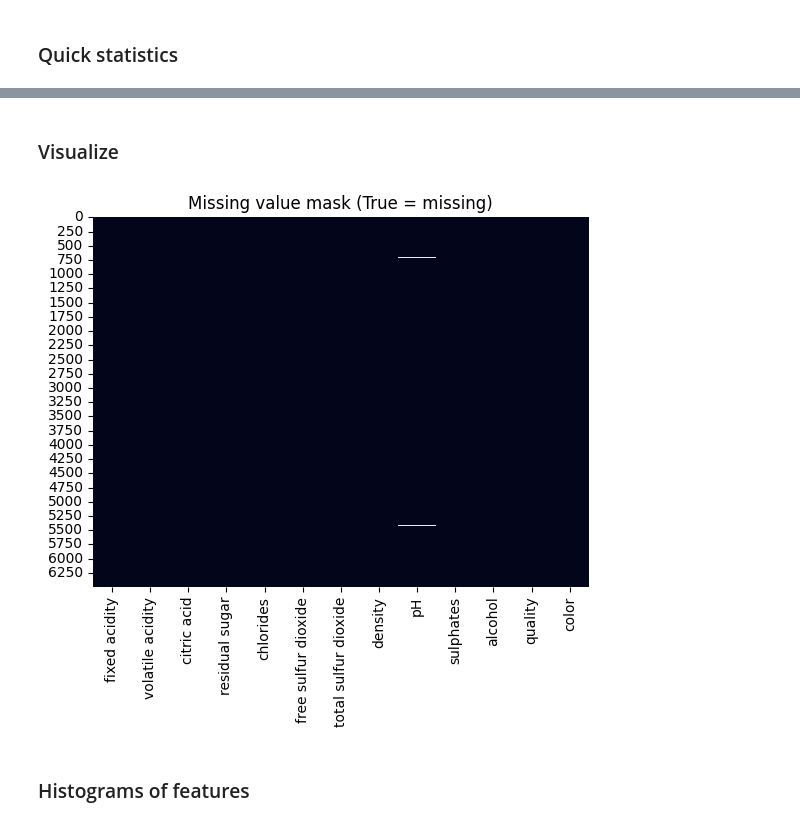
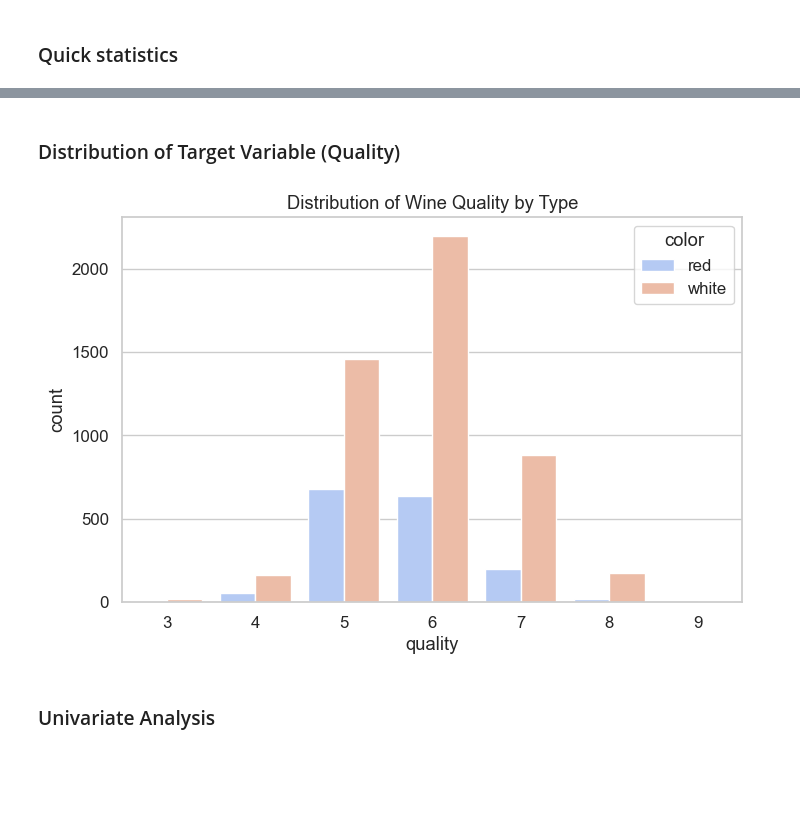
Before and after one commit to filipzekovich/Wine_ML_Lifecycle, a Jupyter notebook: ML_Lifecyle.ipynb, the cells around one changed output, grey strips where cells are left out. Cells and saved outputs as stored; diff of their text form; code cells hidden in the pictures; blank space fills up the shorter version.

Commit message:
added more extensive data analysis

```diff
--- a/ML_Lifecyle.ipynb
+++ b/ML_Lifecyle.ipynb
@@ -20,6 +23,7 @@ from sklearn.preprocessing import StandardScaler
 %matplotlib inline
 plt.style.use('default')
 np.random.seed(42)
+sns.set(style="whitegrid", palette="deep", font_scale=1.1)
 # %% [markdown]
 ### Load Data
 # %%
@@ -100,11 +81,12 @@ dtype: int64
 # %% [markdown]
-### Visualize
+### Distribution of Target Variable (Quality)
 # %%
-# simple missingness visualization
-sns.heatmap(df_corrupt.isna(), cbar=False)
-plt.title('Missing value mask (True = missing)');
+plt.figure(figsize=(8,5))
+sns.countplot(x='quality', hue='color', data=df, palette='coolwarm')
+plt.title('Distribution of Wine Quality by Type')
+plt.show()
 # %% [output]
-[figure, old version]
+[figure, new version]
 # %% [markdown]
-### Histograms of features
+### Univariate Analysis
 # %%
```
Also changed, not shown: parts of 38 cells of this notebook.
